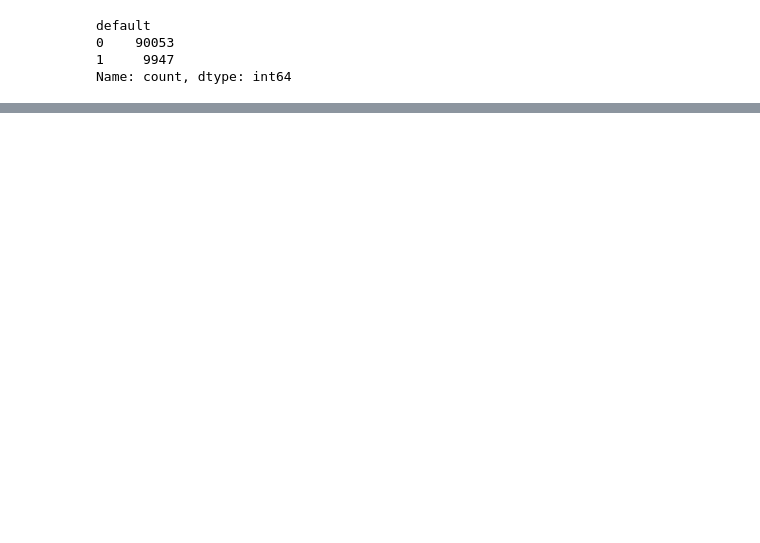
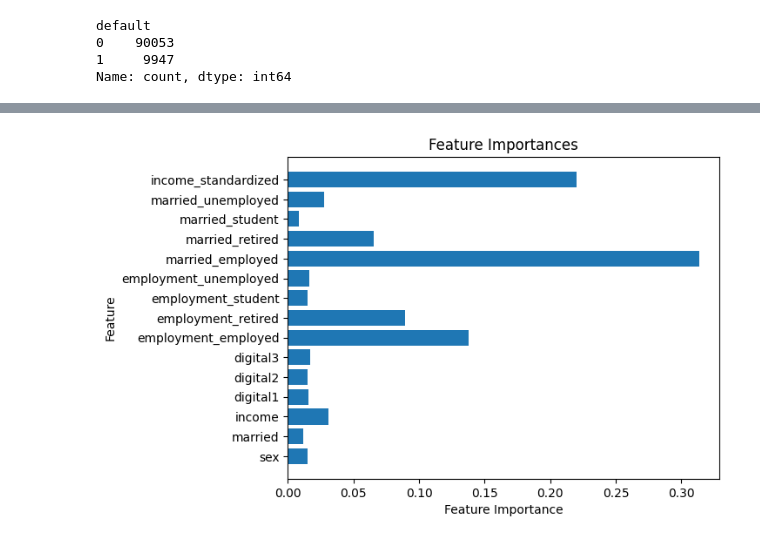
Before and after one commit to Gaspard0302/Lending_game, a Jupyter notebook: tess_code.ipynb, the cells around one changed output, grey strips where cells are left out. Saved outputs shown, nothing was run; the diff lists cells and outputs as text; code cells hidden in the pictures; blank space fills up the shorter version.

```diff
--- a/tess_code.ipynb
+++ b/tess_code.ipynb
@@ -134,0 +182,3 @@ Name: count, dtype: int64
+# %%
+scaler = StandardScaler()
+past_loans_encoded['income_standardized'] = scaler.fit_transform(past_loans_encoded[['income']])
@@ -134,0 +225,31 @@ Name: count, dtype: int64
+# %%
+X = past_loans_encoded.drop('default', axis=1)  # Features
+y = past_loans_encoded['default']                 # Target variable
+
+# Split the dataset into training and testing sets
+X_train, X_test, y_train, y_test = train_test_split(X, y, test_size=0.2, random_state=42, stratify=y)
+
+# Apply SMOTE to the training data
+smote = SMOTE(sampling_strategy=0.5, k_neighbors=3, random_state=42)
+X_train_resampled, y_train_resampled = smote.fit_resample(X_train, y_train)
+
+# Initialize XGBoost classifier
+xgb_model = xgb.XGBClassifier(use_label_encoder=False, eval_metric='logloss')
+
+# Train the model on the resampled data
+xgb_model.fit(X_train_resampled, y_train_resampled)
+
+# Make predictions on the test set
+y_pred = xgb_model.predict(X_test)
+
+# Evaluate the model
+confusion = confusion_matrix(y_test, y_pred)
+report = classification_report(y_test, y_pred)
+
+# Calculate the model accuracy
+accuracy = accuracy_score(y_test, y_pred)
+
+# Print results
+print("Confusion Matrix:\n", confusion)
+print("\nClassification Report:\n", report)
+print(f"\nModel Accuracy: {accuracy:.4f}")  # Print the accuracy
@@ -134,0 +276,9 @@ Name: count, dtype: int64
+# %%
+xgb_model.feature_importances_  # Get feature importances
+plt.barh(X.columns, xgb_model.feature_importances_)
+plt.xlabel("Feature Importance")
+plt.ylabel("Feature")
+plt.title("Feature Importances")
+plt.show()
+# %% [output]
+[figure, added]
```
Also changed, not shown: parts of 16 cells of this notebook, 1 other file.
